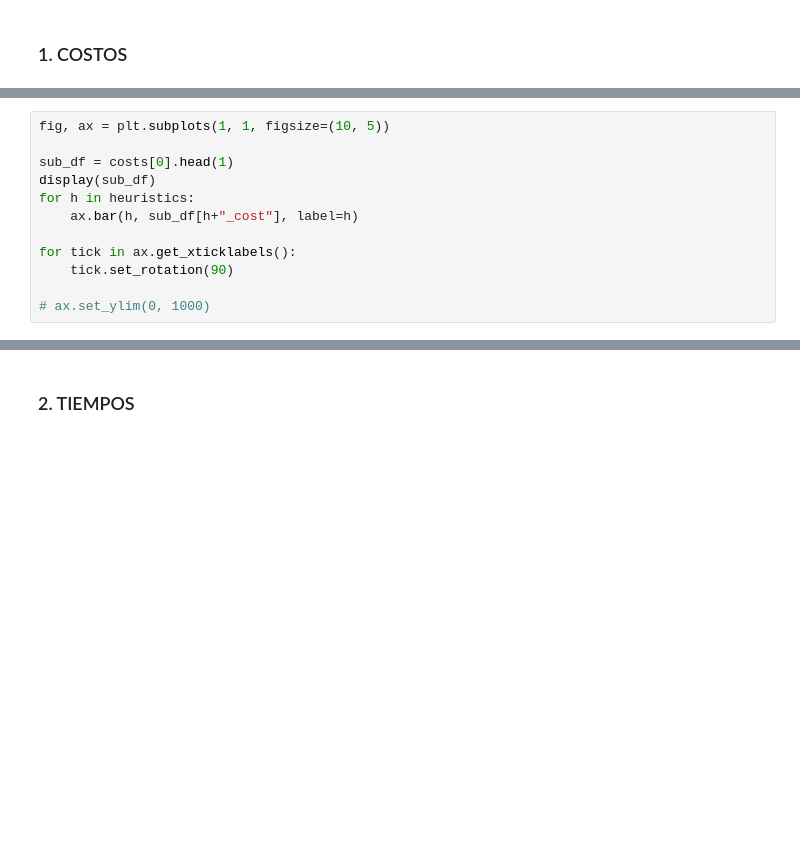
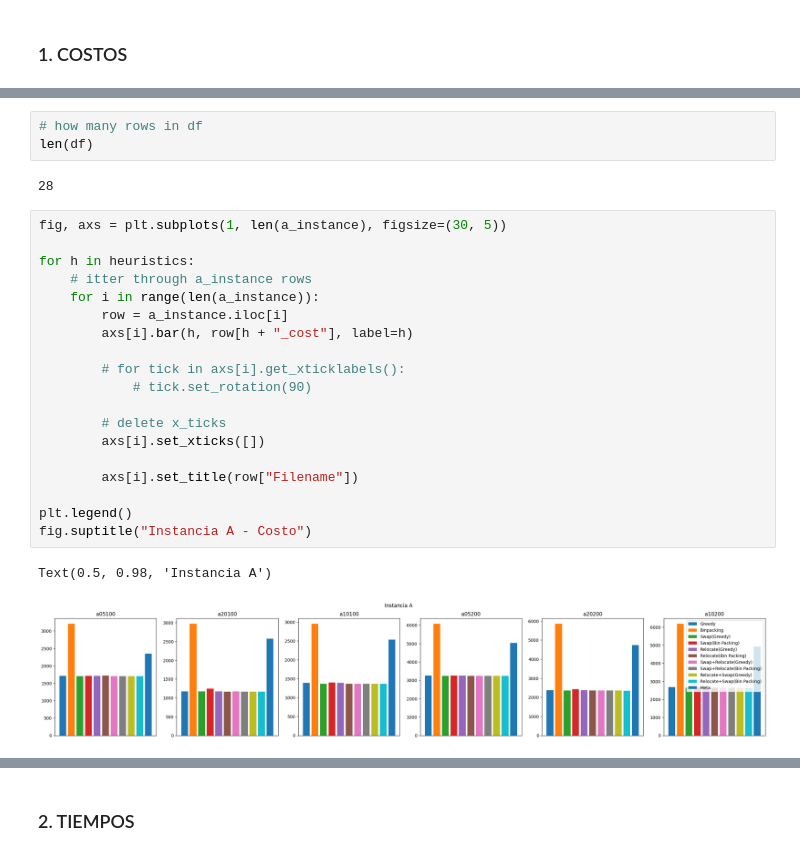
Before and after one commit to IgnacioPardo/TP2_TDV, a Jupyter notebook: src/scripts/experimentacion.ipynb, the cells around one changed output, grey strips where cells are left out. Cells and saved outputs as stored; diff of their text form; blank space fills up the shorter version.

```diff
--- a/src/scripts/experimentacion.ipynb
+++ b/src/scripts/experimentacion.ipynb
@@ -186,12 +199,0 @@ costs[0]
-# %%
-fig, ax = plt.subplots(1, 1, figsize=(10, 5))
-
-sub_df = costs[0].head(1)
-display(sub_df)
-for h in heuristics:
-    ax.bar(h, sub_df[h+"_cost"], label=h)
-
-for tick in ax.get_xticklabels():
-    tick.set_rotation(90)
-
-# ax.set_ylim(0, 1000)
@@ -201,0 +222,27 @@ for tick in ax.get_xticklabels():
+# %%
+# how many rows in df
+len(df)
+# %% [output]
+28
+# %%
+fig, axs = plt.subplots(1, len(a_instance), figsize=(30, 5))
+
+for h in heuristics:
+    # itter through a_instance rows
+    for i in range(len(a_instance)):
+        row = a_instance.iloc[i]
+        axs[i].bar(h, row[h + "_cost"], label=h)
+
+        # for tick in axs[i].get_xticklabels():
+            # tick.set_rotation(90)
+
+        # delete x_ticks
+        axs[i].set_xticks([])
+
+        axs[i].set_title(row["Filename"])
+
+plt.legend()
+fig.suptitle("Instancia A - Costo")
+# %% [output]
+Text(0.5, 0.98, 'Instancia A')
+[figure, added]
```
Also changed, not shown: parts of 16 cells of this notebook, 3 other files.
